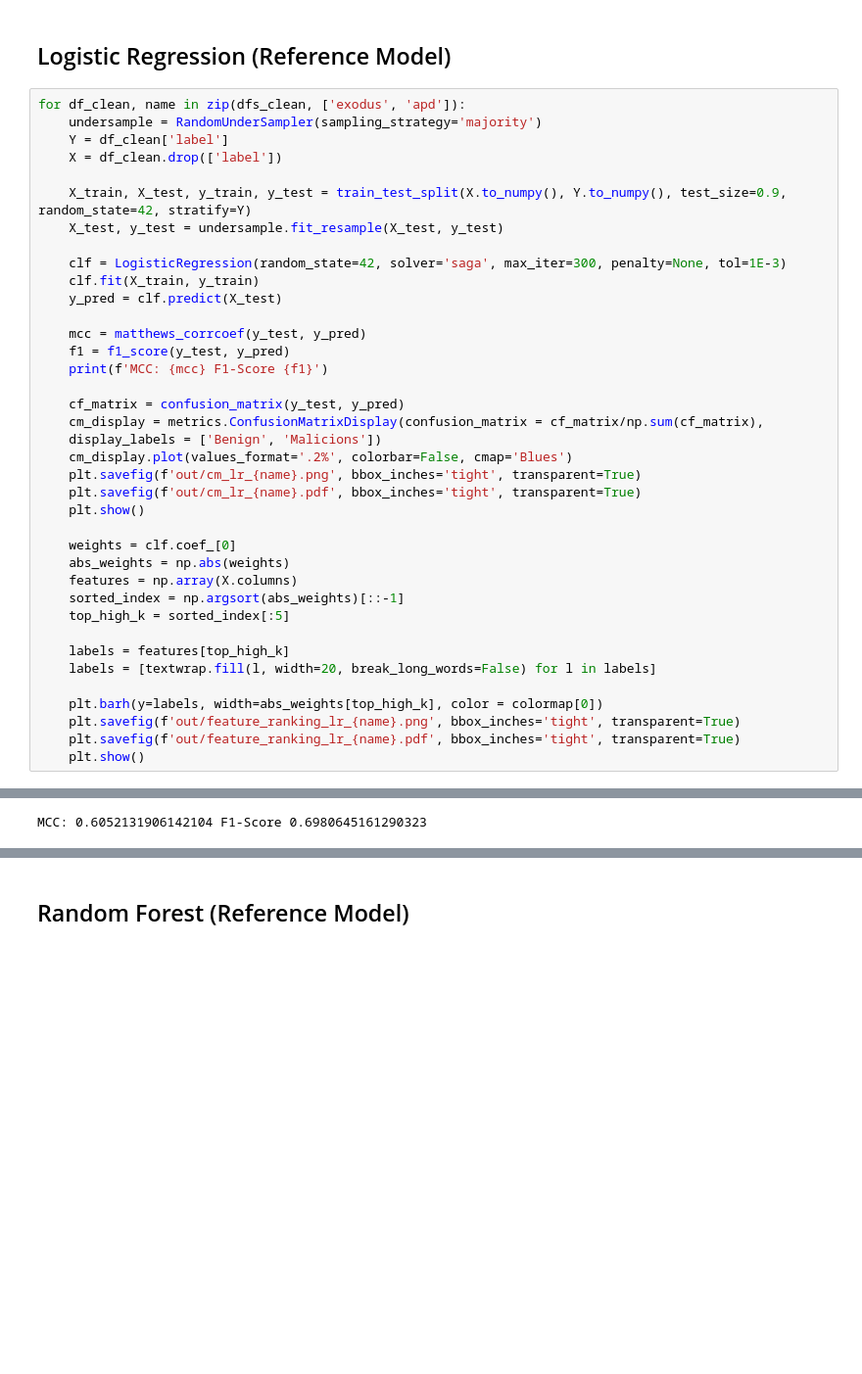
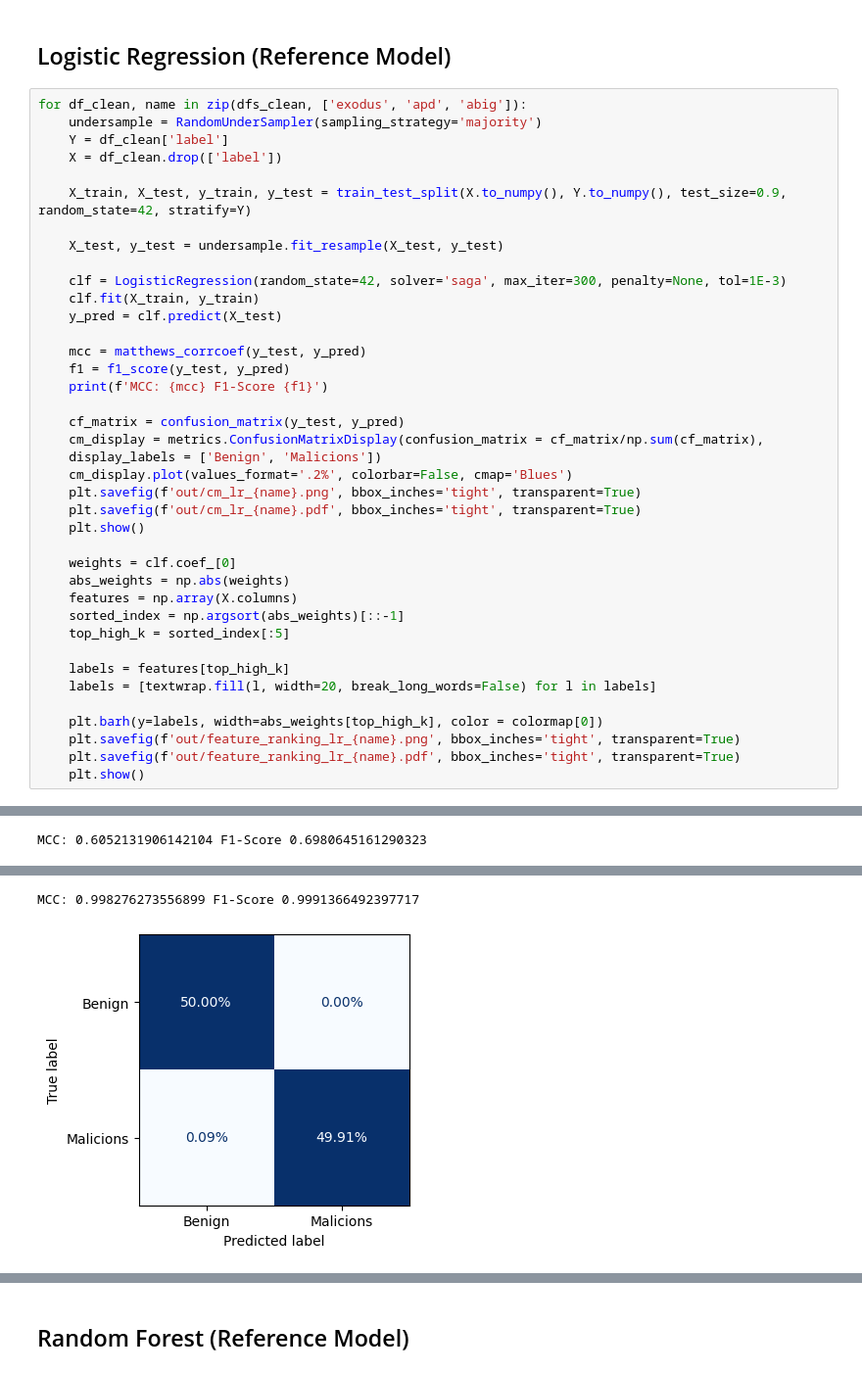
Before and after one commit to catarinaacsilva/ASAP, a Jupyter notebook: main.ipynb, the cells around one changed output, grey strips where cells are left out. Shown at 98% size. Saved outputs shown, nothing was run; the diff lists cells and outputs as text; blank space fills up the shorter version.

```diff
--- a/main.ipynb
+++ b/main.ipynb
@@ -89,12 +114,13 @@ def wrap_labels(ax, width, break_long_words=False):
 # %% [markdown]
 ## Logistic Regression (Reference Model)
 # %%
-for df_clean, name in zip(dfs_clean, ['exodus', 'apd']):
+for df_clean, name in zip(dfs_clean, ['exodus', 'apd', 'abig']):
     undersample = RandomUnderSampler(sampling_strategy='majority')
     Y = df_clean['label']
     X = df_clean.drop(['label'])
 
     X_train, X_test, y_train, y_test = train_test_split(X.to_numpy(), Y.to_numpy(), test_size=0.9, random_state=42, stratify=Y)
+
     X_test, y_test = undersample.fit_resample(X_test, y_test)
 
     clf = LogisticRegression(random_state=42, solver='saga', max_iter=300, penalty=None, tol=1E-3)
@@ -106,30 +132,32 @@ for df_clean, name in zip(dfs_clean, ['exodus', 'apd']):
     print(f'MCC: {mcc} F1-Score {f1}')
 
     cf_matrix = confusion_matrix(y_test, y_pred)
     cm_display = metrics.ConfusionMatrixDisplay(confusion_matrix = cf_matrix/np.sum(cf_matrix),
     display_labels = ['Benign', 'Malicions'])
     cm_display.plot(values_format='.2%', colorbar=False, cmap='Blues')
     plt.savefig(f'out/cm_lr_{name}.png', bbox_inches='tight', transparent=True)
     plt.savefig(f'out/cm_lr_{name}.pdf', bbox_inches='tight', transparent=True)
     plt.show()
 
     weights = clf.coef_[0]
     abs_weights = np.abs(weights)
     features = np.array(X.columns)
     sorted_index = np.argsort(abs_weights)[::-1]
     top_high_k = sorted_index[:5]
 
     labels = features[top_high_k]
     labels = [textwrap.fill(l, width=20, break_long_words=False) for l in labels]
 
     plt.barh(y=labels, width=abs_weights[top_high_k], color = colormap[0])
     plt.savefig(f'out/feature_ranking_lr_{name}.png', bbox_inches='tight', transparent=True)
     plt.savefig(f'out/feature_ranking_lr_{name}.pdf', bbox_inches='tight', transparent=True)
     plt.show()
 # %% [output]
 MCC: 0.744348073184887 F1-Score 0.8324873096446701
 [figure]
 [figure]
 MCC: 0.6052131906142104 F1-Score 0.6980645161290323
 [figure]
 [figure]
+MCC: 0.998276273556899 F1-Score 0.9991366492397717
+[figure, added]
```
Also changed, not shown: parts of 6 cells of this notebook, 9 other files.
